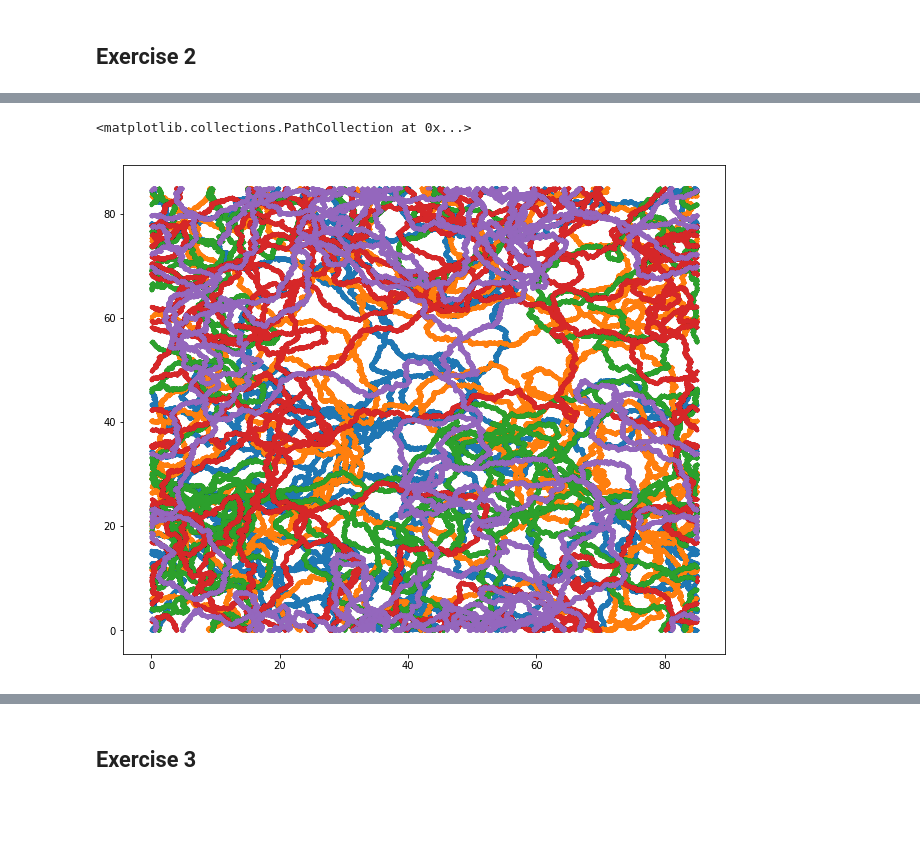
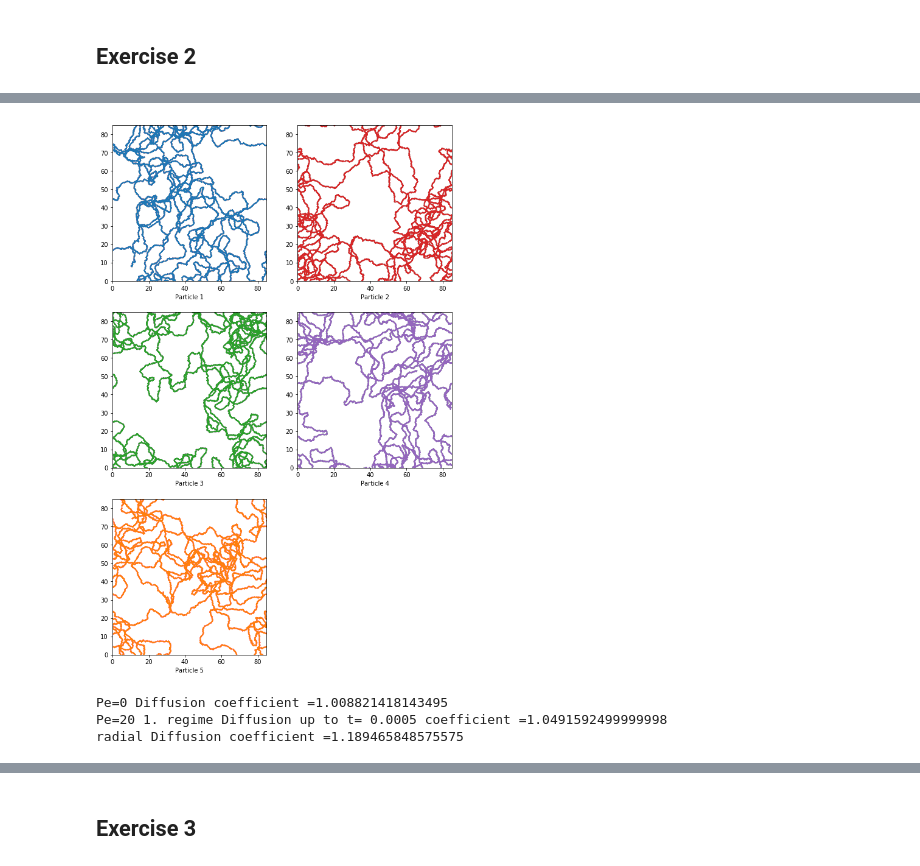
Before and after one commit to felixr7799/Simulation-active-brownian-particles, a Jupyter notebook: ACPProject12324/analysis.ipynb, the cells around one changed output, grey strips where cells are left out. Drawn from its saved outputs; the diff is of its cells as text; code cells hidden in the pictures; blank space fills up the shorter version.

```diff
--- a/ACPProject12324/analysis.ipynb
+++ b/ACPProject12324/analysis.ipynb
@@ -324,16 +344,45 @@ with open(path_ex2_20, 'r') as f:
                 trajectories_20[i][2].append(float(c[3*i+2]))
         t += 1
 # %%
-fig = plt.figure(figsize = (10.8,9))
+fig = fig = plt.figure(figsize = (10,16))
 
-plt.scatter(trajectories_20[0][0],trajectories_20[0][1],s=20,marker='.')
-plt.scatter(trajectories_20[1][0],trajectories_20[1][1],s=20,marker='.')
-plt.scatter(trajectories_20[2][0],trajectories_20[2][1],s=20,marker='.')
-plt.scatter(trajectories_20[3][0],trajectories_20[3][1],s=20,marker='.')
-plt.scatter(trajectories_20[4][0],trajectories_20[4][1],s=20,marker='.')
+plt.subplot(3, 2, 1)
+plt.scatter(trajectories_20[0][0],trajectories_20[0][1],s=0.001,marker='.',color='tab:blue')
+plt.xlabel('Particle 1')
+plt.xlim(0,85)
+plt.ylim(0,85)
+
+
+plt.subplot(3, 2, 2)
+plt.scatter(trajectories_20[1][0],trajectories_20[1][1],s=0.001,marker='.',color='tab:red')
+plt.xlabel('Particle 2')
+plt.xlim(0,85)
+plt.ylim(0,85)
+
+
+plt.subplot(3, 2, 3)
+plt.scatter(trajectories_20[2][0],trajectories_20[2][1],s=0.001,marker='.',color='tab:green')
+plt.xlabel('Particle 3')
+plt.xlim(0,85)
+plt.ylim(0,85)
+
+
+plt.subplot(3, 2, 4)
+plt.scatter(trajectories_20[3][0],trajectories_20[3][1],s=0.001,marker='.',color='tab:purple')
+plt.xlabel('Particle 4')
+plt.xlim(0,85)
+plt.ylim(0,85)
+
+
+plt.subplot(3, 2, 5)
+plt.scatter(trajectories_20[4][0],trajectories_20[4][1],s=0.001,marker='.',color='tab:orange')
+plt.xlabel('Particle 5')
+plt.xlim(0,85)
+plt.ylim(0,85)
+
+plt.savefig('ex2_traj_20.png',dpi=400)
 # %% [output]
-<matplotlib.collections.PathCollection at 0x...>
-[figure, old version]
+[figure, new version]
 # %%
 path_ex2_msd_0 = "ex2_msd_0.dat"
 path_ex2_msd_20 = "ex2_msd_20.dat"
@@ -362,0 +412,13 @@ with open(path_ex2_msd_20,'r') as f:
+# %%
+coef_msd_0 = np.polyfit(ex2_t_0,ex2_msd_0,1)
+print('Pe=0 Diffusion coefficient =' +str(coef_msd_0[0]/4))
+
+#first regime of active brownian motion
+coef_msd_20_1 = np.polyfit(ex2_t_20[0:5],ex2_msd_20[0:5],1)
+print('Pe=20 1. regime Diffusion up to t= '+ str(ex2_t_20[5])+ ' coefficient =' +str(coef_msd_20_1[0]/4))
+coef_msad = np.polyfit(ex2_t_0,ex2_msad_0,1)
+print('radial Diffusion coefficient =' +str(coef_msad[0]/4))
+# %% [output]
+Pe=0 Diffusion coefficient =1.008821418143495
+Pe=20 1. regime Diffusion up to t= 0.0005 coefficient =1.0491592499999998
+radial Diffusion coefficient =1.189465848575575
```
Also changed, not shown: parts of 22 cells of this notebook, 29 other files.
